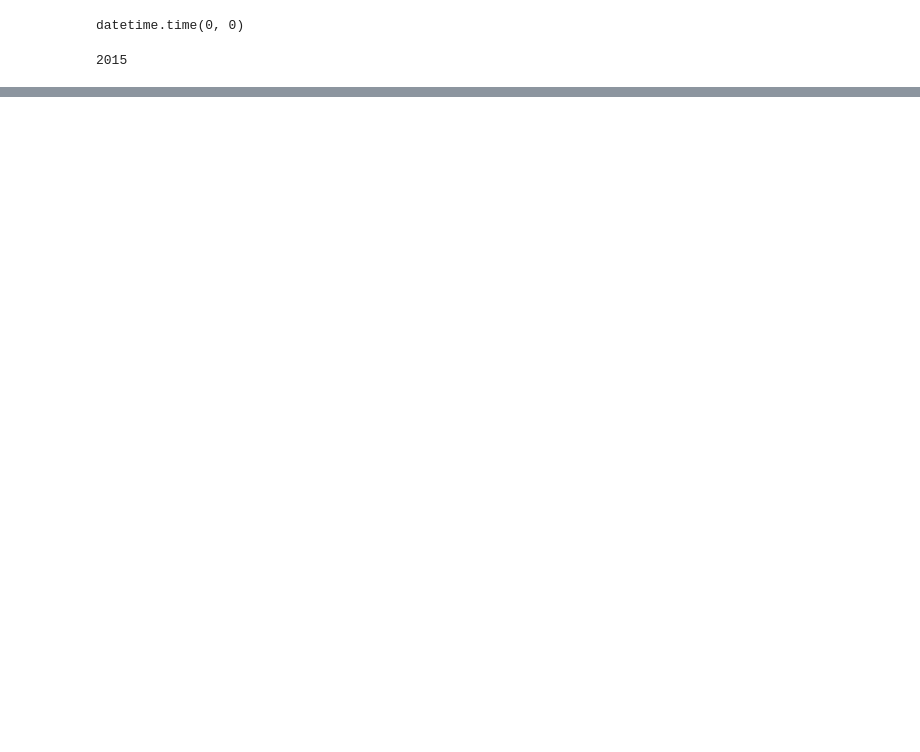
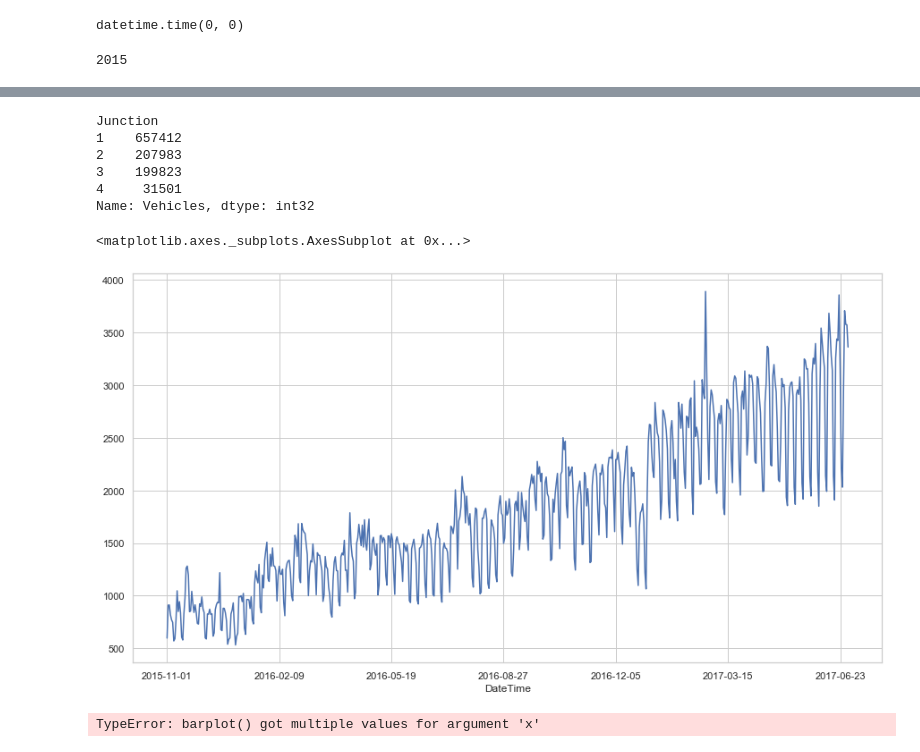
Before and after one commit to eniola-f/Traffic_prediction, a Jupyter notebook: Traffic_prediction.ipynb, the cells around one changed output, grey strips where cells are left out. Saved outputs shown, nothing was run; the diff lists cells and outputs as text; code cells hidden in the pictures; blank space fills up the shorter version.

Commit message:
extract time

```diff
--- a/Traffic_prediction.ipynb
+++ b/Traffic_prediction.ipynb
@@ -149,0 +207,4 @@ ValueError: time data '0       2015-11-01 00:00:00\n1       2015-11-01 01:00:00\
+# %%
+df["Hour"] = df["DateTime"].dt.strftime("%H:%M")
+# %%
+df = df[["ID", "DateTime", "Hour", "Junction", "Vehicles"]]
@@ -149,0 +285,9 @@ ValueError: time data '0       2015-11-01 00:00:00\n1       2015-11-01 01:00:00\
+# %%
+df.Vehicles.groupby(df["Junction"]).sum()
+# %% [output]
+Junction
+1    657412
+2    207983
+3    199823
+4     31501
+Name: Vehicles, dtype: int32
@@ -149,0 +297,12 @@ ValueError: time data '0       2015-11-01 00:00:00\n1       2015-11-01 01:00:00\
+# %%
+# Set plot style and figure size
+sns.set(style="whitegrid", rc={"figure.figsize":(15, 8)})
+# %%
+df.Vehicles.groupby(df["DateTime"].dt.strftime("%Y-%m-%d")).sum().plot()
+# %% [output]
+<matplotlib.axes._subplots.AxesSubplot at 0x...>
+[figure, added]
+# %%
+sns.barplot(df, x="Hour", y="Vehicles", estimator="sum")
+# %% [output]
+TypeError: barplot() got multiple values for argument 'x'
```
Also changed, not shown: parts of 18 cells of this notebook.
